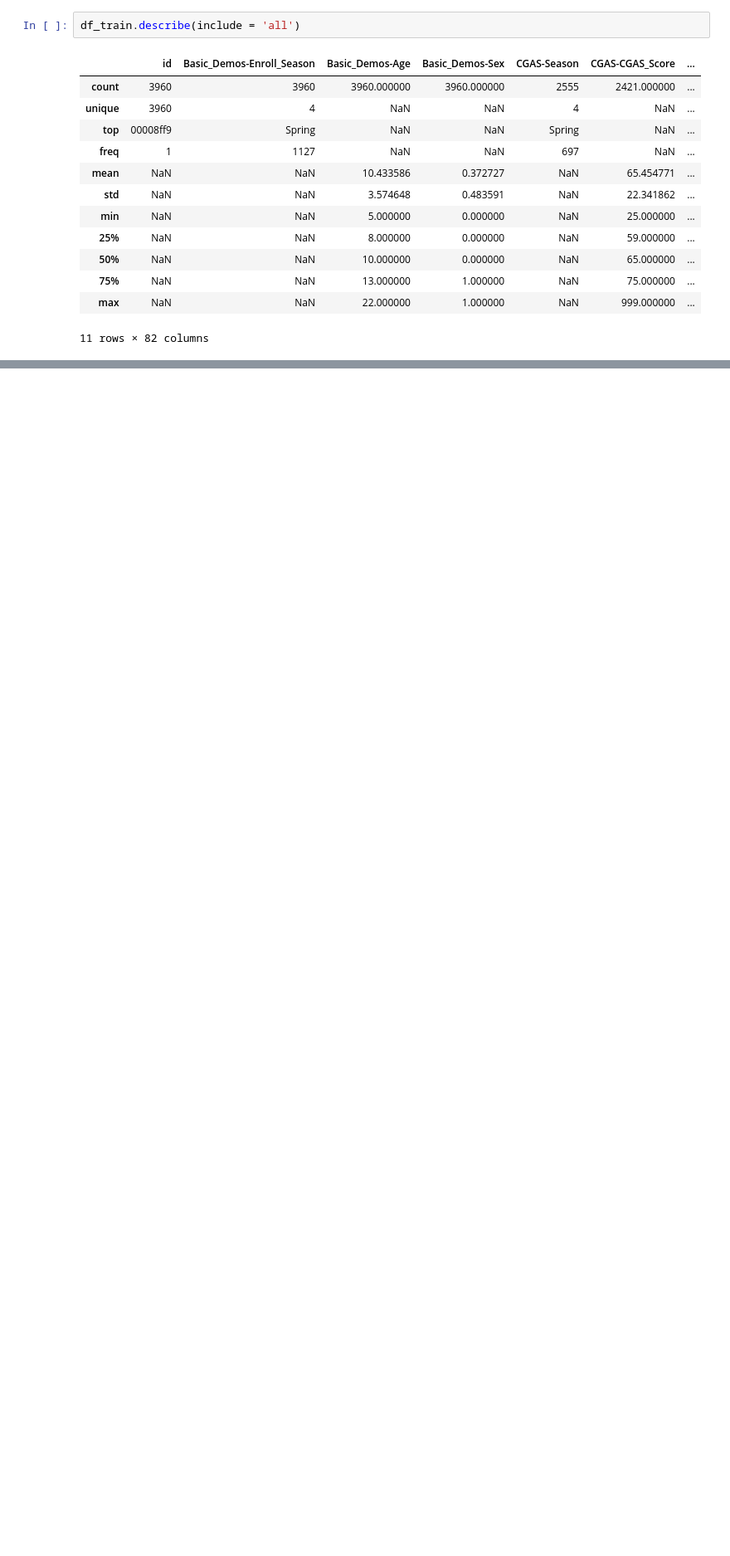
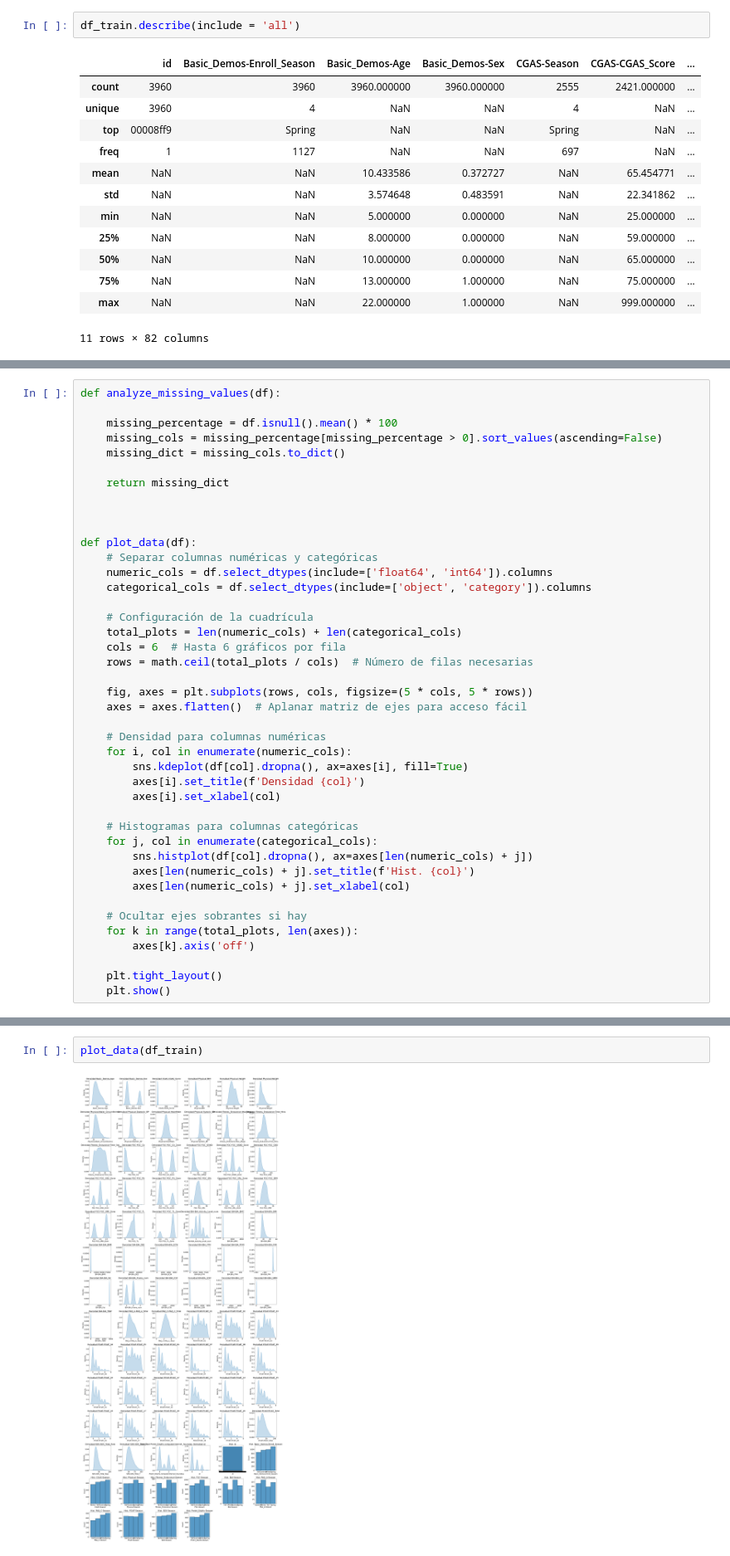
Before and after one commit to datateamclub/project_child_problematic_internet_use_03, a Jupyter notebook: first_approach.ipynb, the cells around one changed output, grey strips where cells are left out. Shown at 83% size. Cells and saved outputs as stored; diff of their text form; blank space fills up the shorter version.

```diff
--- a/first_approach.ipynb
+++ b/first_approach.ipynb
@@ -46,0 +43,42 @@ df_dictionary[:-1]
+# %%
+def analyze_missing_values(df):
+
+    missing_percentage = df.isnull().mean() * 100
+    missing_cols = missing_percentage[missing_percentage > 0].sort_values(ascending=False)
+    missing_dict = missing_cols.to_dict()
+
+    return missing_dict
+
+
+
+def plot_data(df):
+    # Separar columnas numéricas y categóricas
+    numeric_cols = df.select_dtypes(include=['float64', 'int64']).columns
+    categorical_cols = df.select_dtypes(include=['object', 'category']).columns
+
+    # Configuración de la cuadrícula
+    total_plots = len(numeric_cols) + len(categorical_cols)
+    cols = 6  # Hasta 6 gráficos por fila
+    rows = math.ceil(total_plots / cols)  # Número de filas necesarias
+
+    fig, axes = plt.subplots(rows, cols, figsize=(5 * cols, 5 * rows))
+    axes = axes.flatten()  # Aplanar matriz de ejes para acceso fácil
+
+    # Densidad para columnas numéricas
+    for i, col in enumerate(numeric_cols):
+        sns.kdeplot(df[col].dropna(), ax=axes[i], fill=True)
+        axes[i].set_title(f'Densidad {col}')
+        axes[i].set_xlabel(col)
+
+    # Histogramas para columnas categóricas
+    for j, col in enumerate(categorical_cols):
+        sns.histplot(df[col].dropna(), ax=axes[len(numeric_cols) + j])
+        axes[len(numeric_cols) + j].set_title(f'Hist. {col}')
+        axes[len(numeric_cols) + j].set_xlabel(col)
+
+    # Ocultar ejes sobrantes si hay
+    for k in range(total_plots, len(axes)):
+        axes[k].axis('off')
+
+    plt.tight_layout()
+    plt.show()
@@ -46,0 +106,4 @@ df_dictionary[:-1]
+# %%
+plot_data(df_train)
+# %% [output]
+[figure, added]
```
Also changed, not shown: parts of 6 cells of this notebook.
